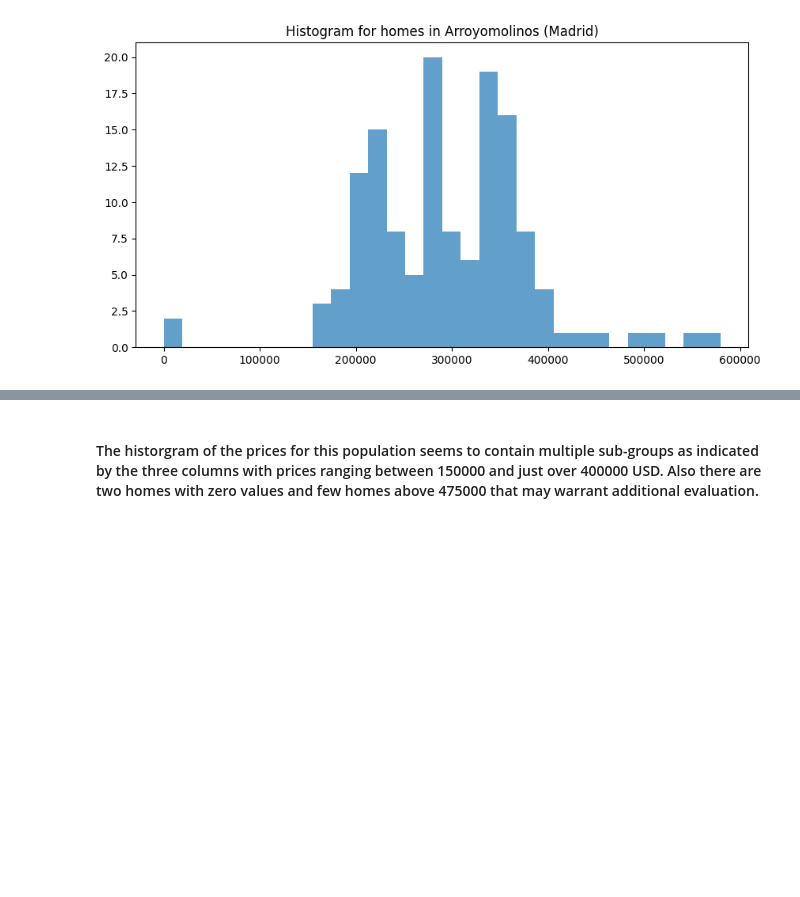
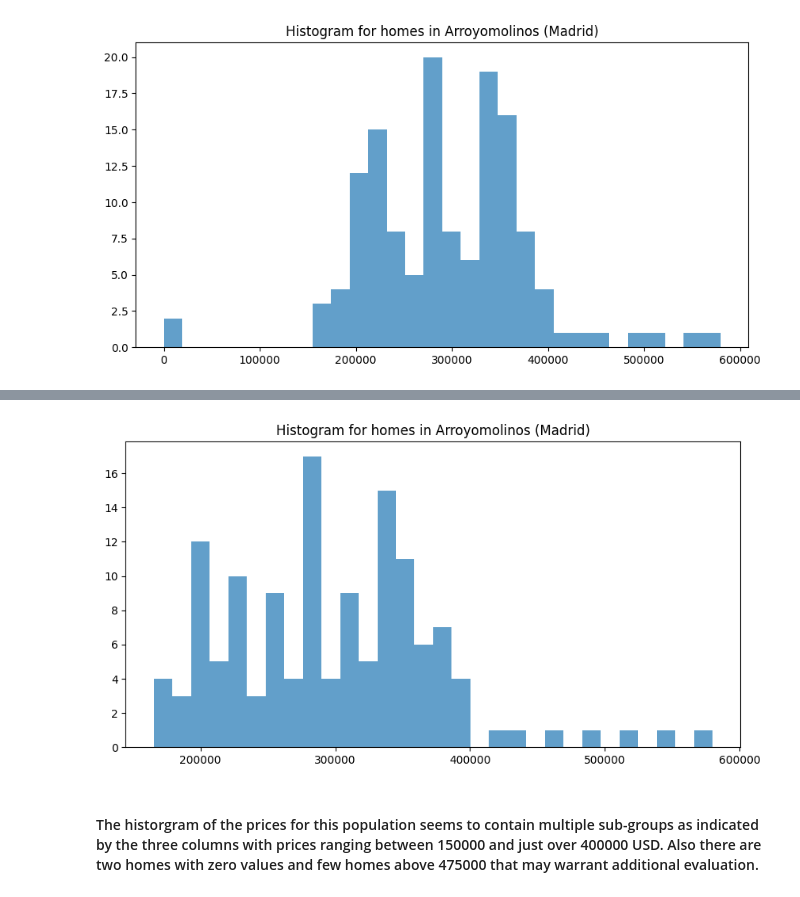
Before and after one commit to casalf724/realestate-datacleanup-exercise, a Jupyter notebook: projectAC.ipynb, the cells around one changed output, grey strips where cells are left out. Saved outputs shown, nothing was run; the diff lists cells and outputs as text; code cells hidden in the pictures; blank space fills up the shorter version.

```diff
--- a/projectAC.ipynb
+++ b/projectAC.ipynb
@@ -246,3 +246,11 @@ plt.title("Histogram for homes in Arroyomolinos (Madrid)")
 plt.show()
 # %% [output]
 [figure]
+# %%
+# Drop zero Value prices from set
+dsnotz = subset['price'] !=0
+
+# Use the mask to extract values from the column
+result = subset.loc[dsnotz, 'price']
+
+result.describe()
@@ -249,3 +267,13 @@ plt.show()
+# %%
+# plot histogram of prices for poupulation of Arroyomolinos (Madrid)
+plt.figure(figsize = (10, 5))
+
+plt.hist(result, bins = 30, alpha = 0.7)
+
+plt.title("Histogram for homes in Arroyomolinos (Madrid)")
+plt.show()
+# %% [output]
+[figure, added]
 # %% [markdown]
 ####  The historgram of the prices for this population seems to contain multiple sub-groups as indicated by the three columns with prices ranging between 150000 and just over 400000 USD. Also there are two homes with zero values and few homes above 475000 that may warrant additional evaluation.
 # %% [markdown]
```
Also changed, not shown: parts of 9 cells of this notebook.
